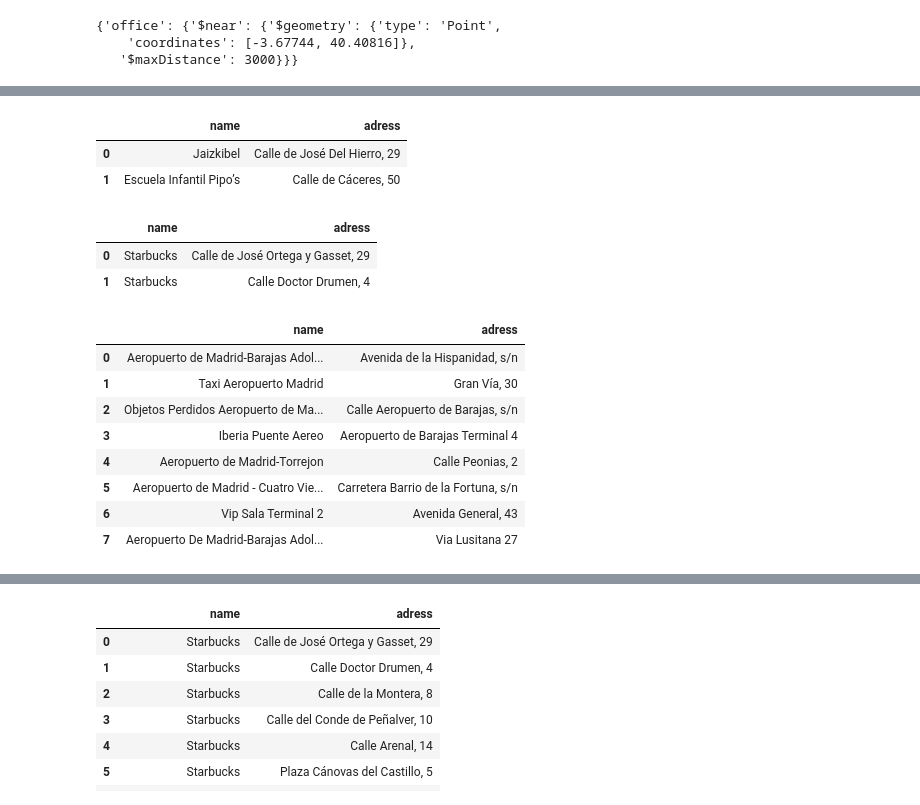
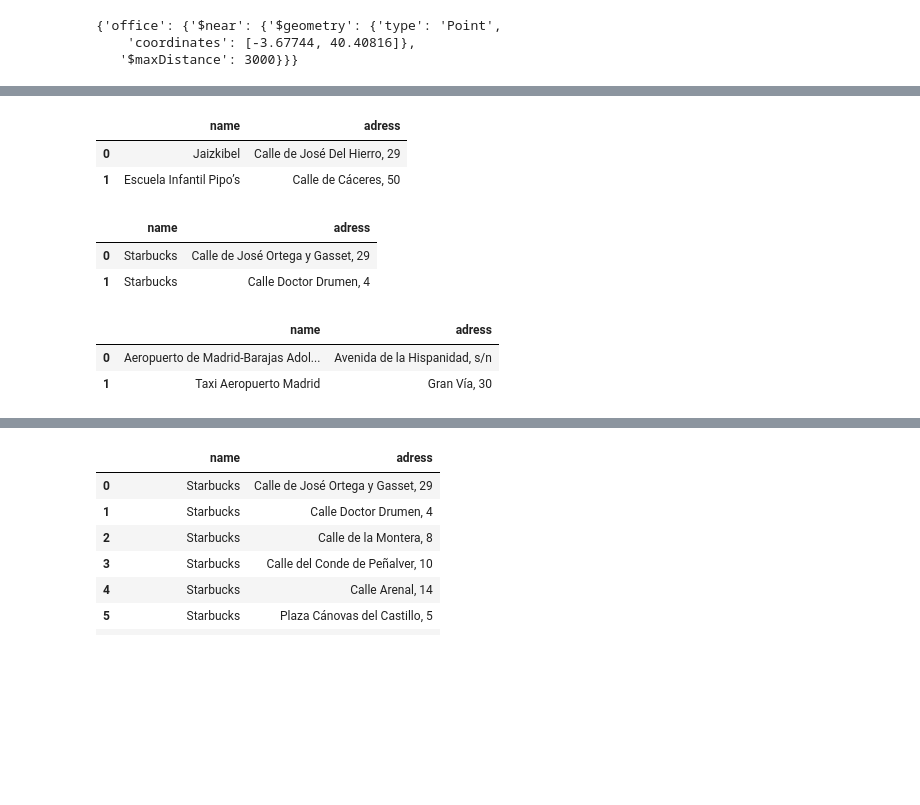
Before and after one commit to Sergio-Perez/ProyectoMongo, a Jupyter notebook: main.ipynb, the cells around one changed output, grey strips where cells are left out. Drawn from its saved outputs; the diff is of its cells as text; code cells hidden in the pictures; blank space fills up the shorter version.

```diff
--- a/main.ipynb
+++ b/main.ipynb
@@ -332,43 +186,6 @@ def buscarOficinasCerca(address, maxDist=1000):
          }
        }
     }
-# %%
-def numpags(pagina):
-    if pagina == 1:
-        r = list(range(0,1))
-    elif pagina > 1:
-        r = list(range(0,pagina*10,10))
-    else:
-        r = [-1]
-    return r
-
-def ExtractDireccion(donde, elque, paginas):
-
-    r = numpags(paginas)
-    nombres=[]
-    adress=[]
-
-    if len(r) >= 3 or r[0] == -1:
-        print("Exceso de páginas, máximo 3 páginas (nos pueden banear) o número de páginas inválido")
-    else:
-
-        for e in r:
-
-            url =f"https://www.yelp.es/search?find_desc={elque}&find_loc={donde}&start={e}"
-            data = requests.get(url)
-            soup = BeautifulSoup(data.text)
-
-            sacandoNombre = [e.text.split("\xa0") for e in soup.find_all('h4')]
-
-            nombre = list(map(lambda s: s[1] if len(s)>=2 else s[0],sacandoNombre))
-
-            nombres += nombre
-
-            direccion = [e.text for e in soup.find_all('address')]
-
-            adress += direccion
-
-    return list(zip( nombres,adress))
 # %%
 guarderiasretiro = ExtractDireccion("madrid retiro","guarderias", 2)
 aeropuerto = ExtractDireccion("madrid","aeropuerto", 1)
@@ -424,20 +200,14 @@ aeropuertoDatos = aeropuertoDatos.rename(columns={0:'name',1:'adress'})
 starbucksDatos= starbucksDatos.rename(columns={0:'name',1:'adress'})
 guarderiasretiroDatos = guarderiasretiroDatos.rename(columns={0:'name',1:'adress'})
 # %%
-display(guarderiasretiroDatos.head(2),starbucksDatos.head(2),aeropuertoDatos)
+display(guarderiasretiroDatos.head(2),starbucksDatos.head(2),aeropuertoDatos.head(2))
 # %% [output]
 |  | name | adress |
 | 0 | Jaizkibel | Calle de José Del Hierro, 29 |
 | 1 | Escuela Infantil Pipo’s | Calle de Cáceres, 50 |
 |  | name | adress |
 | 0 | Starbucks | Calle de José Ortega y Gasset, 29 |
 | 1 | Starbucks | Calle Doctor Drumen, 4 |
 |  | name | adress |
 | 0 | Aeropuerto de Madrid-Barajas Adol... | Avenida de la Hispanidad, s/n |
 | 1 | Taxi Aeropuerto Madrid | Gran Vía, 30 |
-| 2 | Objetos Perdidos Aeropuerto de Ma... | Calle Aeropuerto de Barajas, s/n |
-| 3 | Iberia Puente Aereo | Aeropuerto de Barajas Terminal 4 |
-| 4 | Aeropuerto de Madrid-Torrejon | Calle Peonias, 2 |
-| 5 | Aeropuerto de Madrid - Cuatro Vie... | Carretera Barrio de la Fortuna, s/n |
-| 6 | Vip Sala Terminal 2 | Avenida General, 43 |
-| 7 | Aeropuerto De Madrid-Barajas Adol... | Via Lusitana 27 |
```
Also changed, not shown: parts of 43 cells of this notebook, 5 other files.
